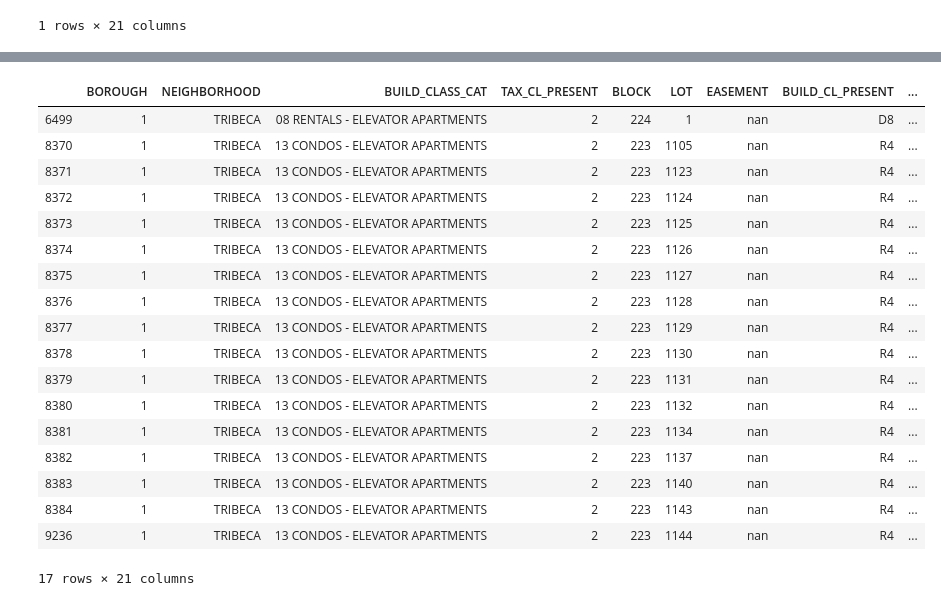
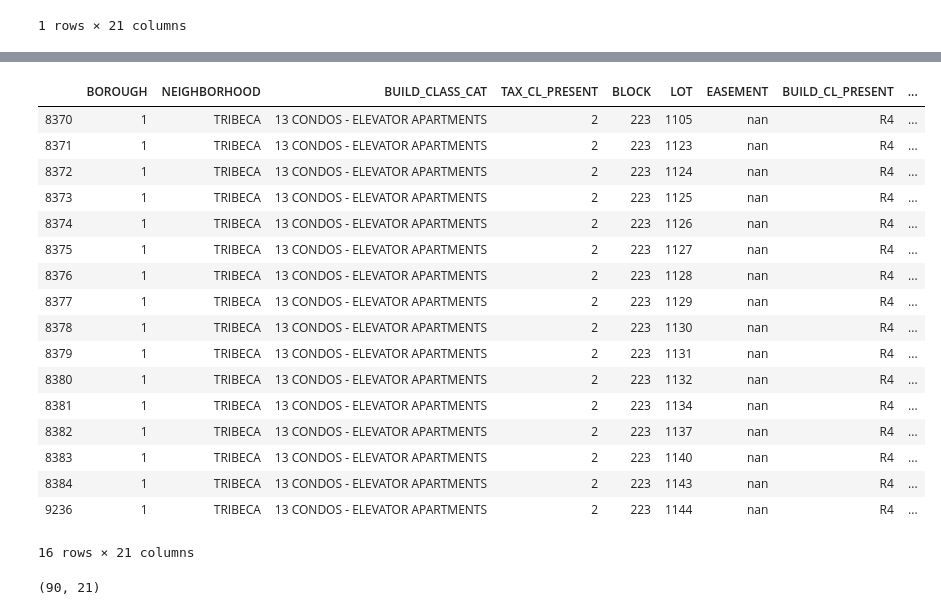
Before and after one commit to SwetaSengupta/DS-Unit-2-Applied-Modeling, a Jupyter notebook: module2-wrangle-ml-datasets/LS_DS_232_assignment.ipynb, the cells around one changed output, grey strips where cells are left out. Saved outputs shown, nothing was run; the diff lists cells and outputs as text; code cells hidden in the pictures.

```diff
--- a/module2-wrangle-ml-datasets/LS_DS_232_assignment.ipynb
+++ b/module2-wrangle-ml-datasets/LS_DS_232_assignment.ipynb
@@ -351,7 +366,7 @@ Name: BUILD_CLASS_CAT, dtype: int64
 # Building class category = Condos - Elevator Apartments
 
 # Check how many rows you have now. (Should be 106 rows.)
-condition = (df['SALE_PRICE']>0)&(df['BUILD_CLASS_CAT']=='13 CONDOS - ELEVATOR APARTMENTS')
-newdf = df[condition]
+condition = (single_units['SALE_PRICE']>0) & (single_units['BUILD_CLASS_CAT']=='13 CONDOS - ELEVATOR APARTMENTS')
+newdf = single_units[condition]
 newdf.shape
 # %% [output]
@@ -384,16 +389,15 @@ px.scatter(Tribeca, x='GROSS_SQ_FEET', y='SALE_PRICE',trendline='ols')
 # %%
 # Look at sales for more than $35 million
 
 # All are at 70 Vestry Street
 # All but one have the same SALE_PRICE & SALE_DATE
 # Was the SALE_PRICE for each? Or in total?
 # Is this dirty data?
 
 
-Tribeca.query('SALE_PRICE > 35000000')
+newdf.query('SALE_PRICE > 35000000')
 # %% [output]
 |  | BOROUGH | NEIGHBORHOOD | BUILD_CLASS_CAT | TAX_CL_PRESENT | BLOCK | LOT | EASEMENT | BUILD_CL_PRESENT | ... |
-| 6499 | 1 | TRIBECA | 08 RENTALS - ELEVATOR APARTMENTS | 2 | 224 | 1 | nan | D8 | ... |
 | 8370 | 1 | TRIBECA | 13 CONDOS - ELEVATOR APARTMENTS | 2 | 223 | 1105 | nan | R4 | ... |
 | 8371 | 1 | TRIBECA | 13 CONDOS - ELEVATOR APARTMENTS | 2 | 223 | 1123 | nan | R4 | ... |
 | 8372 | 1 | TRIBECA | 13 CONDOS - ELEVATOR APARTMENTS | 2 | 223 | 1124 | nan | R4 | ... |
@@ -410,13 +414,16 @@ Tribeca.query('SALE_PRICE > 35000000')
 | 8383 | 1 | TRIBECA | 13 CONDOS - ELEVATOR APARTMENTS | 2 | 223 | 1140 | nan | R4 | ... |
 | 8384 | 1 | TRIBECA | 13 CONDOS - ELEVATOR APARTMENTS | 2 | 223 | 1143 | nan | R4 | ... |
 | 9236 | 1 | TRIBECA | 13 CONDOS - ELEVATOR APARTMENTS | 2 | 223 | 1144 | nan | R4 | ... |
-17 rows × 21 columns
+16 rows × 21 columns
 # %%
 # Make a judgment call:
 # Keep rows where sale price was < $35 million
 
 # Check how many rows you have now. (Should be down to 90 rows.)
-Tribeca = Tribeca.query('SALE_PRICE < 35000000')
+newdf = newdf.query('SALE_PRICE < 35000000')
+newdf.shape
+# %% [output]
+(90, 21)
 # %%
 # Now that you've removed outliers,
 # Look again at a scatter plot with OLS (Ordinary Least Squares) trendline
```
Also changed, not shown: parts of 18 cells of this notebook.
